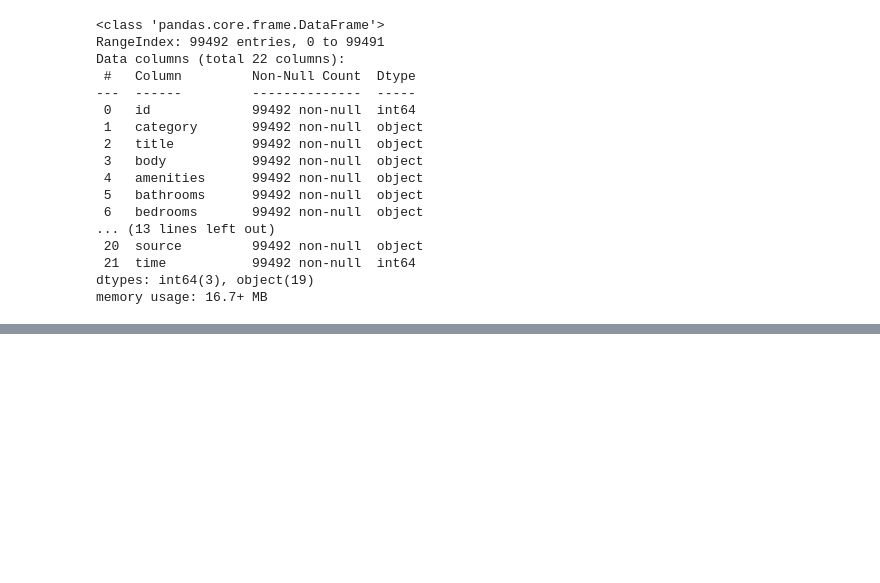
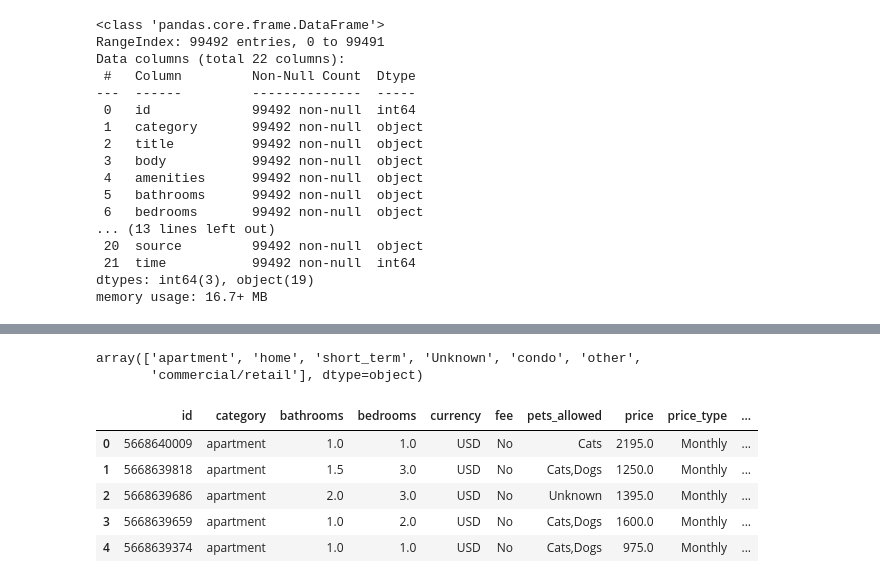
Before and after one commit to tghcb9/dataanalytics-project1-group6, a Jupyter notebook: personal_folders/tyler_work/Data Review.ipynb, the cells around one changed output, grey strips where cells are left out. Cells and saved outputs as stored; diff of their text form; code cells hidden in the pictures; blank space fills up the shorter version.

```diff
--- a/personal_folders/tyler_work/Data Review.ipynb
+++ b/personal_folders/tyler_work/Data Review.ipynb
@@ -129,0 +135,8 @@ data.to_csv("data.csv")
+# %%
+data["category"] = data["category"].str.replace("housing/rent/", "")
+data["category"] = data["category"].str.replace("housing/rent", "Unknown")
+
+data["category"].unique()
+# %% [output]
+array(['apartment', 'home', 'short_term', 'Unknown', 'condo', 'other',
+       'commercial/retail'], dtype=object)
@@ -129,0 +149,22 @@ data.to_csv("data.csv")
+# %%
+data = data.drop("has_photo", axis=1)
+# %%
+data = data.drop("price_display", axis=1)
+# %%
+data = data.drop("source", axis=1)
+# %%
+date = pd.to_datetime(data["time"], unit="s").dt.strftime("%m/%d/%Y")
+time = pd.to_datetime(data["time"], unit="s").dt.strftime("%H:%M%p")
+
+data = data.drop("time", axis=1)
+data["date"] = date
+data["time"] = time
+# %%
+data.head()
+# %% [output]
+|  | id | category | bathrooms | bedrooms | currency | fee | pets_allowed | price | price_type | ... |
+| 0 | 5668640009 | apartment | 1.0 | 1.0 | USD | No | Cats | 2195.0 | Monthly | ... |
+| 1 | 5668639818 | apartment | 1.5 | 3.0 | USD | No | Cats,Dogs | 1250.0 | Monthly | ... |
+| 2 | 5668639686 | apartment | 2.0 | 3.0 | USD | No | Unknown | 1395.0 | Monthly | ... |
+| 3 | 5668639659 | apartment | 1.0 | 2.0 | USD | No | Cats,Dogs | 1600.0 | Monthly | ... |
+| 4 | 5668639374 | apartment | 1.0 | 1.0 | USD | No | Cats,Dogs | 975.0 | Monthly | ... |
```
Also changed, not shown: parts of 11 cells of this notebook.
